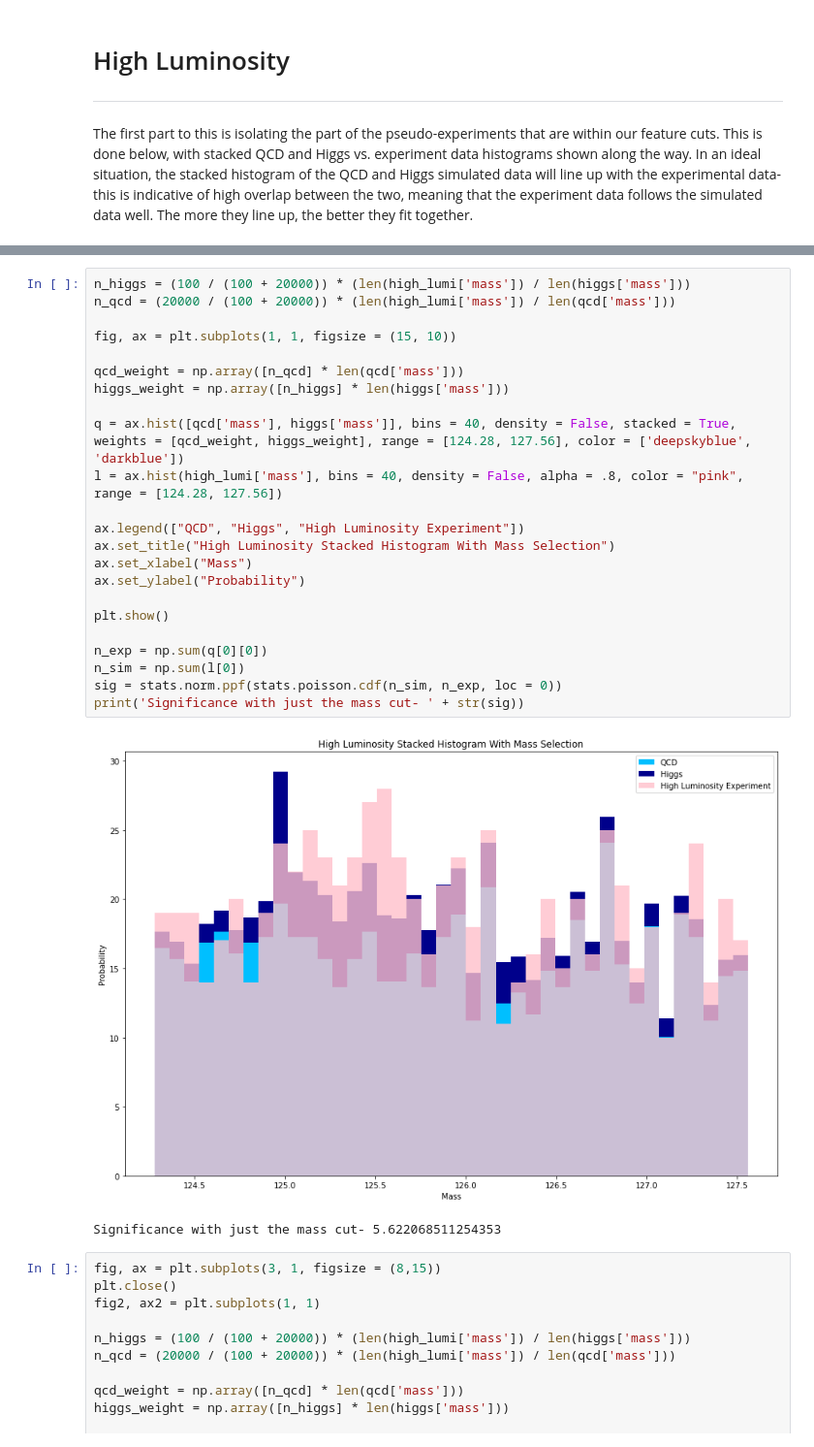
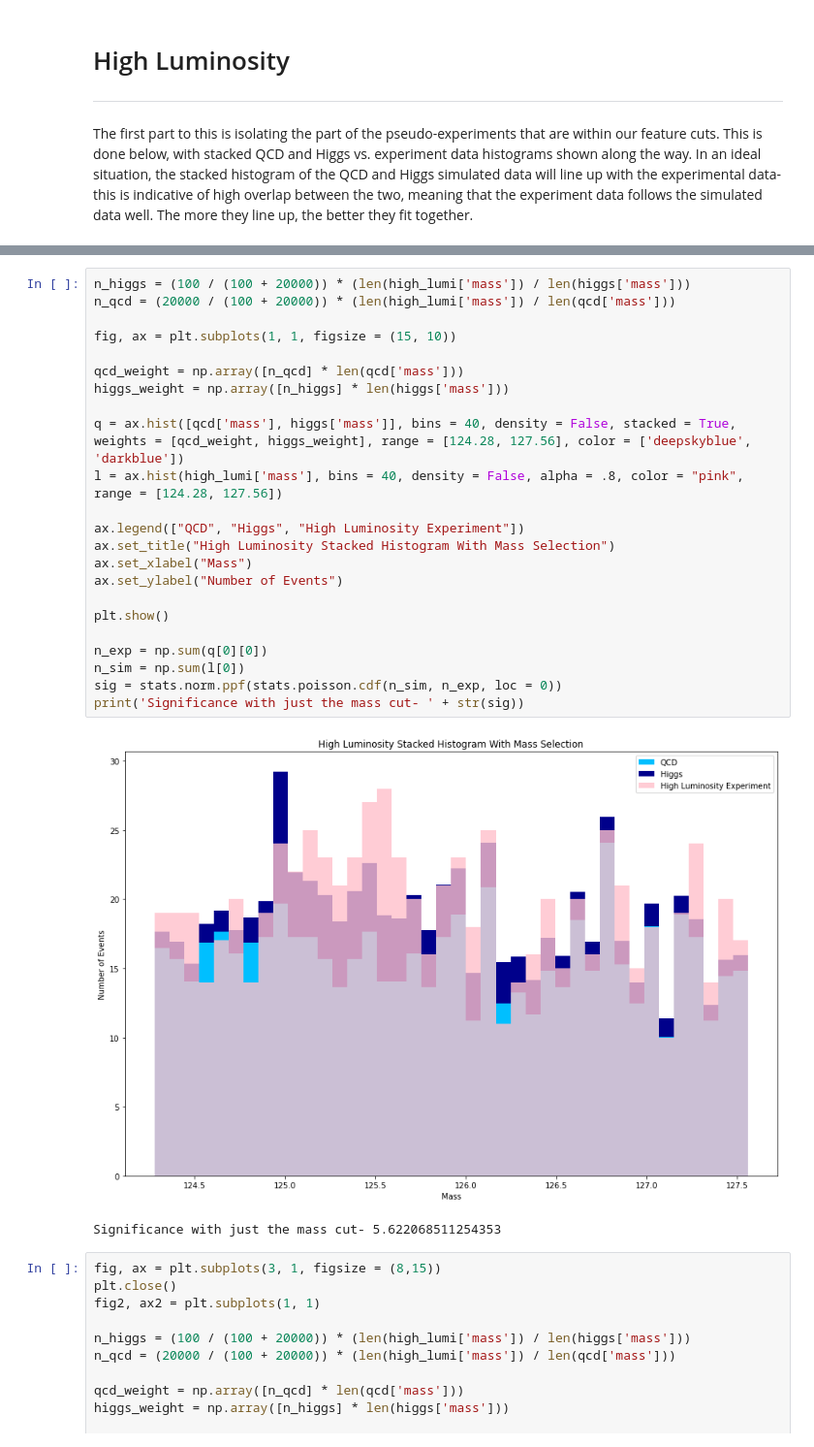
Before and after one commit to jarods00/PHYS434, a Jupyter notebook: Lab 8.ipynb, the cells around one changed output, grey strips where cells are left out. Shown at 97% size. Cells and saved outputs as stored; diff of their text form.

```diff
--- a/Lab 8.ipynb
+++ b/Lab 8.ipynb
@@ -79,28 +79,28 @@ plt.show()
 # %%
 n_higgs = (100 / (100 + 20000)) * (len(high_lumi['mass']) / len(higgs['mass']))
 n_qcd = (20000 / (100 + 20000)) * (len(high_lumi['mass']) / len(qcd['mass']))
 
 fig, ax = plt.subplots(1, 1, figsize = (15, 10))
 
 qcd_weight = np.array([n_qcd] * len(qcd['mass']))
 higgs_weight = np.array([n_higgs] * len(higgs['mass']))
 
 q = ax.hist([qcd['mass'], higgs['mass']], bins = 40, density = False, stacked = True, weights = [qcd_weight, higgs_weight], range = [124.28, 127.56], color = ['deepskyblue', 'darkblue'])
 l = ax.hist(high_lumi['mass'], bins = 40, density = False, alpha = .8, color = "pink", range = [124.28, 127.56])
 
 ax.legend(["QCD", "Higgs", "High Luminosity Experiment"])
 ax.set_title("High Luminosity Stacked Histogram With Mass Selection")
 ax.set_xlabel("Mass")
-ax.set_ylabel("Probability")
+ax.set_ylabel("Number of Events")
 
 plt.show()
 
 n_exp = np.sum(q[0][0])
 n_sim = np.sum(l[0])
 sig = stats.norm.ppf(stats.poisson.cdf(n_sim, n_exp, loc = 0))
 print('Significance with just the mass cut- ' + str(sig))
 # %% [output]
-[figure, old version]
+[figure, new version]
 Significance with just the mass cut- 5.622068511254353
 # %%
 fig, ax = plt.subplots(3, 1, figsize = (8,15))
```
Also changed, not shown: parts of 3 cells of this notebook.
